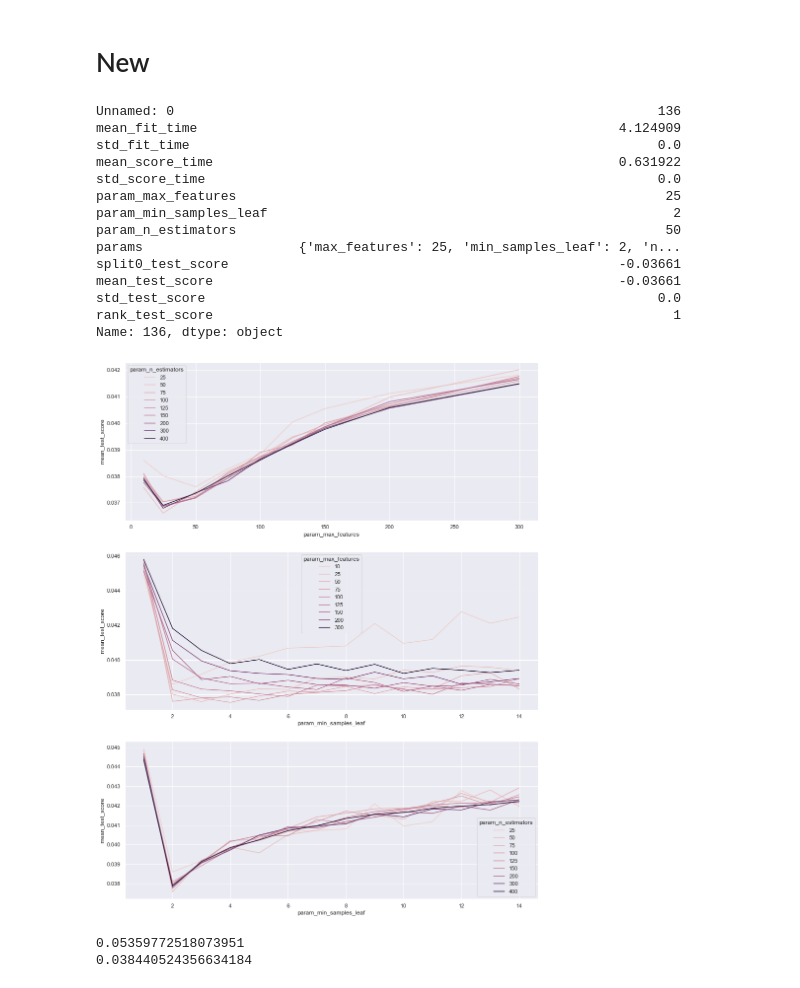
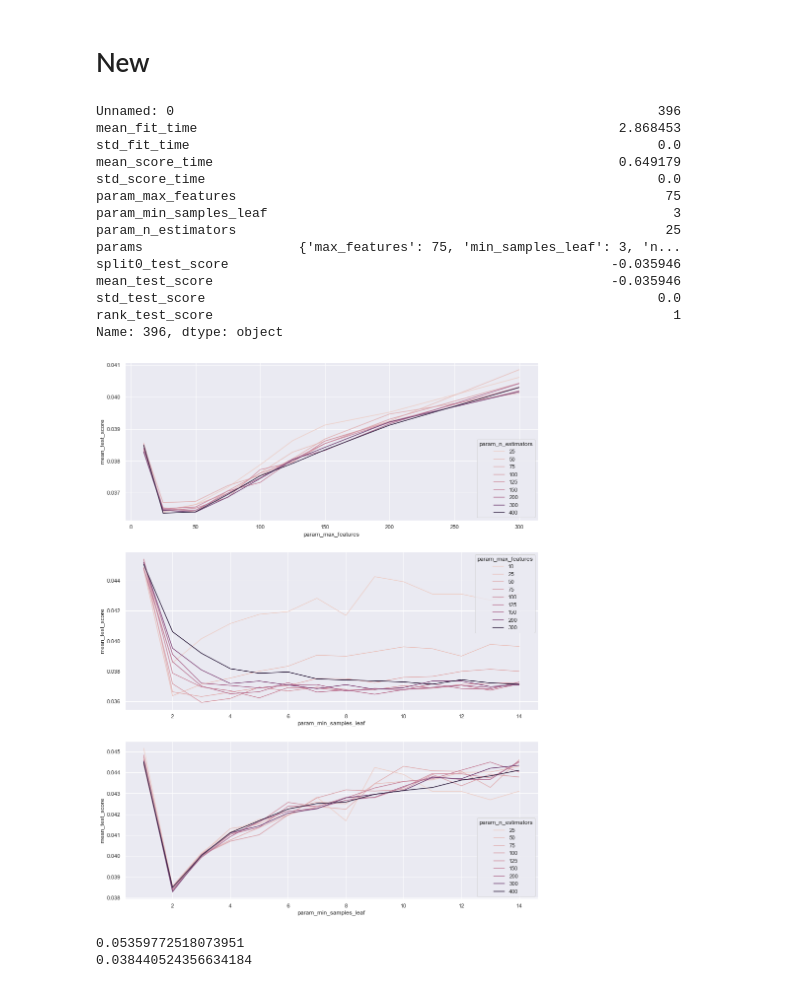
Before and after one commit to MatildeDP/ComputationalDataAnalysisProject, a Jupyter notebook: RandomForest.ipynb, the cells around one changed output. Drawn from its saved outputs; the diff is of its cells as text; code cells hidden in the pictures.

```diff
--- a/RandomForest.ipynb
+++ b/RandomForest.ipynb
@@ -355,7 +355,7 @@ KeyboardInterrupt:
 # %% [markdown]
 # New
 # %%
-cv_forest = pd.read_csv("results/forest_CV_new_10.csv")
+cv_forest = pd.read_csv("results/forest_CV_new_shuffle.csv")
 cv_forest
 best_forest = cv_forest.loc[cv_forest.rank_test_score.argmin()]
 # print(df.loc[best_forest])
@@ -364,44 +364,44 @@ grouped = cv_forest.groupby(["param_max_features", "param_min_samples_leaf", "pa
 fig, ax = plt.subplots(3,1, figsize = (15, 20))
 seaborn.lineplot(data = grouped[grouped.param_min_samples_leaf == 2 ],
                  x = 'param_max_features',
                  y = 'mean_test_score',
                  hue = 'param_n_estimators',
                  legend = 'full',
                 #  style = 'param_min_samples_leaf',
                  ax = ax[0])
 
 
 seaborn.lineplot(data = grouped[grouped.param_n_estimators == 25 ],
                  x = 'param_min_samples_leaf',
                  y = 'mean_test_score',
                  hue = 'param_max_features',
                  legend = 'full',
                  ax = ax[1])
 
 
 seaborn.lineplot(data = grouped[grouped.param_max_features == 10 ],
                  x = 'param_min_samples_leaf',
                  y = 'mean_test_score',
                  hue = 'param_n_estimators',
                  legend = 'full',
                  ax = ax[2])
 best_forest
 # %% [output]
-Unnamed: 0                                                              136
-mean_fit_time                                                      4.124909
+Unnamed: 0                                                              396
+mean_fit_time                                                      2.868453
 std_fit_time                                                            0.0
-mean_score_time                                                    0.631922
+mean_score_time                                                    0.649179
 std_score_time                                                          0.0
-param_max_features                                                       25
-param_min_samples_leaf                                                    2
-param_n_estimators                                                       50
-params                    {'max_features': 25, 'min_samples_leaf': 2, 'n...
-split0_test_score                                                  -0.03661
-mean_test_score                                                    -0.03661
+param_max_features                                                       75
+param_min_samples_leaf                                                    3
+param_n_estimators                                                       25
+params                    {'max_features': 75, 'min_samples_leaf': 3, 'n...
+split0_test_score                                                 -0.035946
+mean_test_score                                                   -0.035946
 std_test_score                                                          0.0
 rank_test_score                                                           1
-Name: 136, dtype: object
+Name: 396, dtype: object
-[figure, old version]
+[figure, new version]
 # %%
 data = pd.read_csv("data/train_data.csv")
 train_data, test_data = data[data.ScheduleTime < '2022-02-01'], data[data.ScheduleTime >= '2022-02-01']
```
Also changed, not shown: parts of 1 cell of this notebook, 2 other files.
